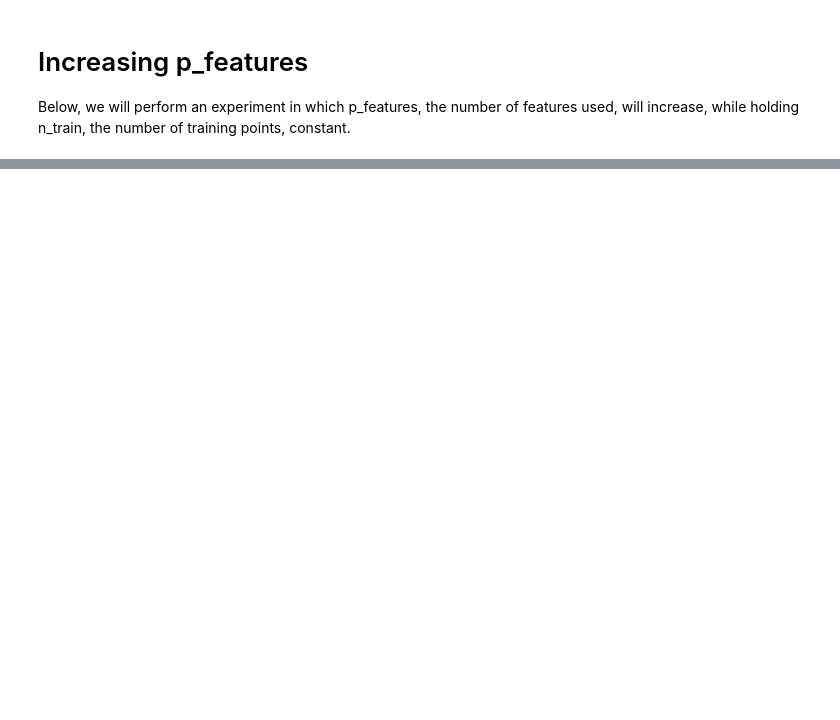
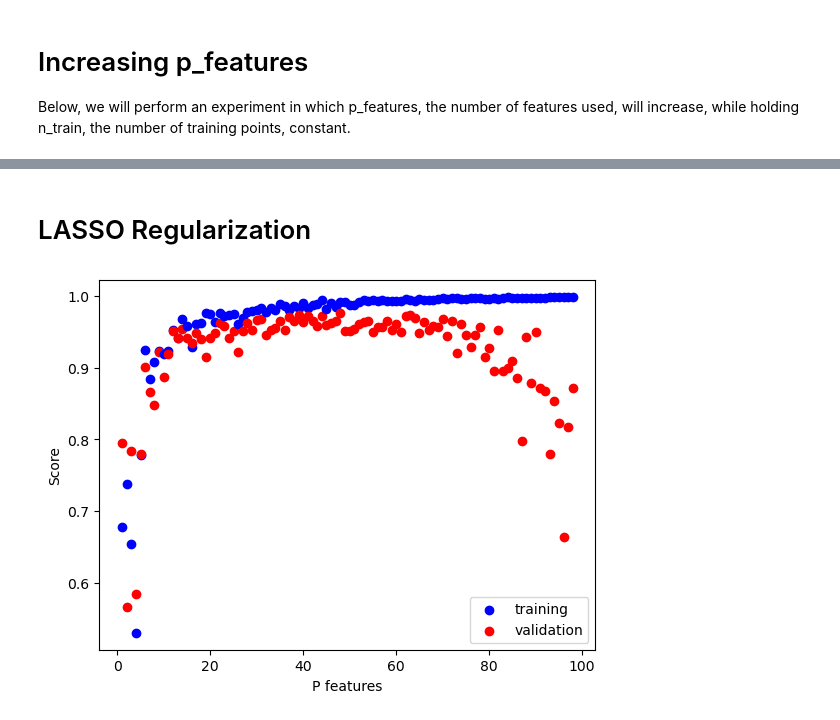
Before and after one commit to ndang01/ndang01.github.io, a Jupyter notebook: posts/blog4/index.ipynb, the cells around one changed output, grey strips where cells are left out. Cells and saved outputs as stored; diff of their text form; code cells hidden in the pictures; blank space fills up the shorter version.

```diff
--- a/posts/blog4/index.ipynb
+++ b/posts/blog4/index.ipynb
@@ -114,0 +120,28 @@ ValueError: x and y must be the same size
+# %% [markdown]
+# LASSO Regularization
+# %%
+from sklearn.linear_model import Lasso
+
+p_features = n_train - 1
+
+for p in range(1, p_features):
+    #generate data
+    X_train, y_train, X_val, y_val = LR_data(n_train, n_val, p, noise)
+    #fit data to LASSO
+    L = Lasso(alpha = 0.001)
+    L.fit(X_train, y_train)
+    #score the model
+    score_train = L.score(X_train, y_train)
+    score_val = L.score(X_val, y_val)
+
+    if p == 1:
+        plt.scatter(p, score_train, color = "blue", label = "training")
+        plt.scatter(p, score_val, color = "red", label = "validation")
+    else:
+        plt.scatter(p, score_train, color = "blue")
+        plt.scatter(p, score_val, color = "red")
+
+labels = plt.gca().set(xlabel = "P features", ylabel = "Score")
+legend = plt.legend(loc='lower right')
+# %% [output]
+[figure, added]
```
Also changed, not shown: parts of 6 cells of this notebook, 10 other files.
